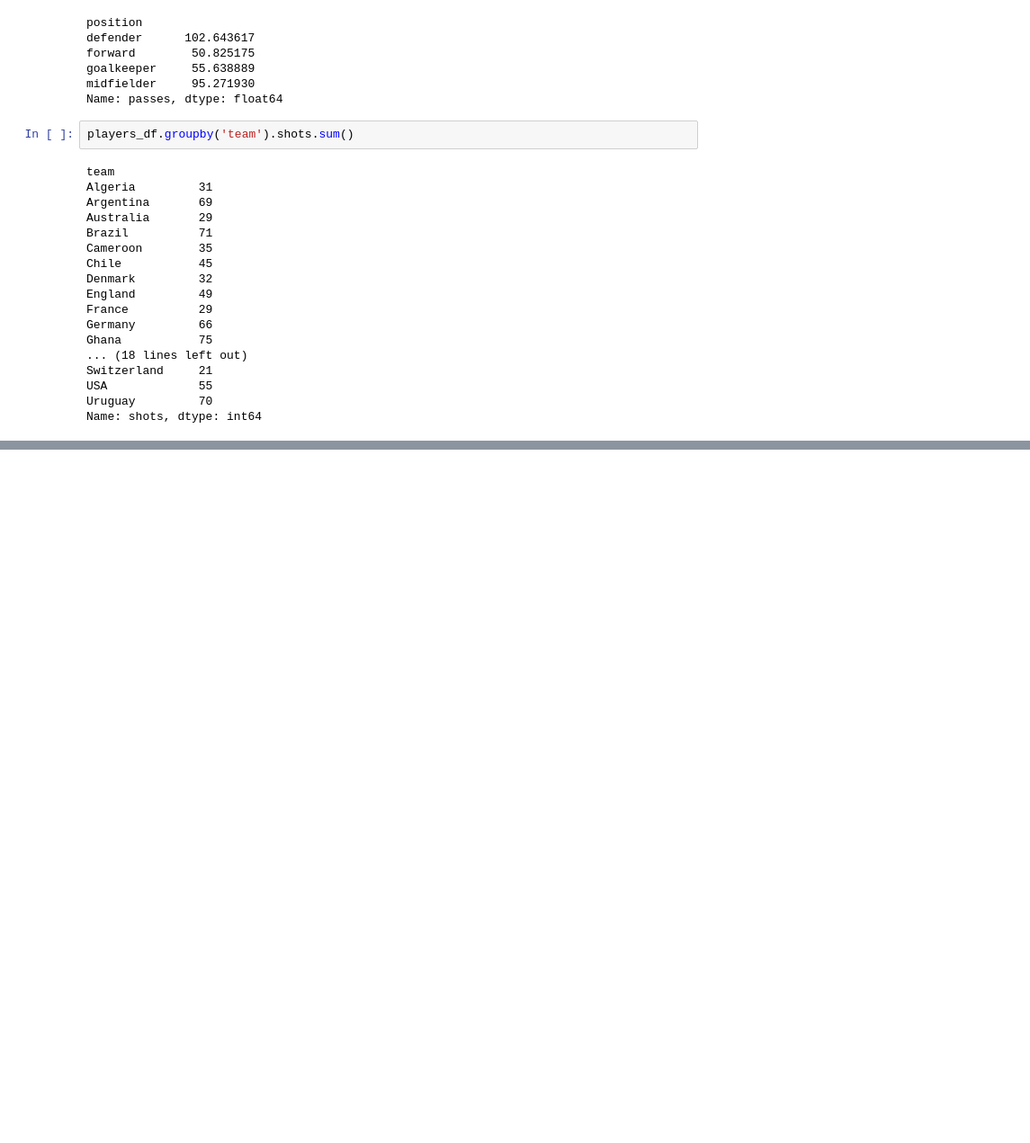
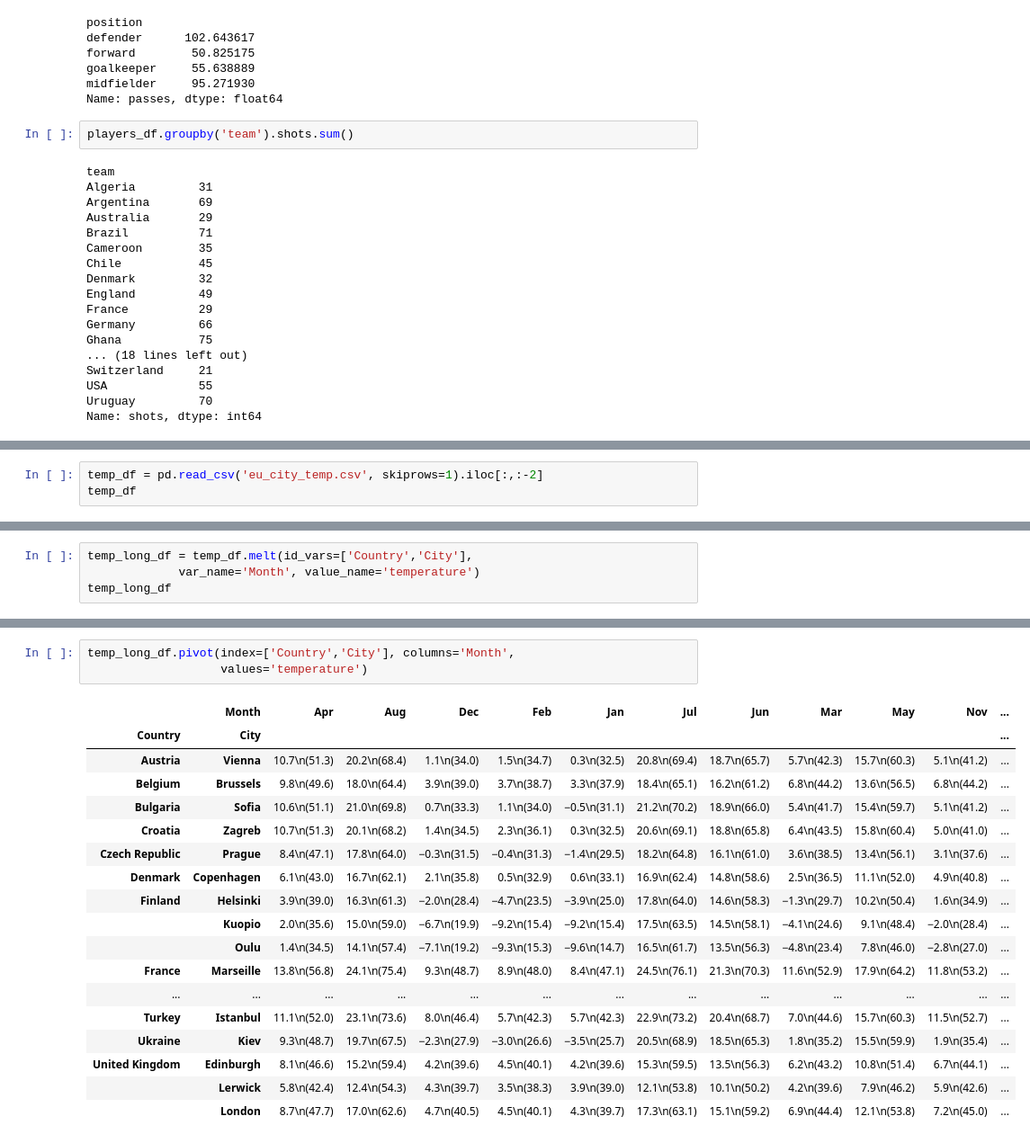
Before and after one commit to PNYWT/Python-For-Data-Science, a Jupyter notebook: Data Science with Big data/Demo/Reshaping.ipynb, the cells around one changed output, grey strips where cells are left out. Shown: that part at 90% size. Drawn from its saved outputs; the diff is of its cells as text; blank space fills up the shorter version.

```diff
--- a/Data Science with Big data/Demo/Reshaping.ipynb
+++ b/Data Science with Big data/Demo/Reshaping.ipynb
@@ -848,0 +939,3 @@ Name: shots, dtype: int64
+# %%
+temp_df = pd.read_csv('eu_city_temp.csv', skiprows=1).iloc[:,:-2]
+temp_df
@@ -848,0 +960,4 @@ Name: shots, dtype: int64
+# %%
+temp_long_df = temp_df.melt(id_vars=['Country','City'],
+             var_name='Month', value_name='temperature')
+temp_long_df
@@ -848,0 +978,22 @@ Name: shots, dtype: int64
+# %%
+temp_long_df.pivot(index=['Country','City'], columns='Month',
+                   values='temperature')
+# %% [output]
+|  | Month | Apr | Aug | Dec | Feb | Jan | Jul | Jun | Mar | May | Nov | ... |
+| Country | City |  |  |  |  |  |  |  |  |  |  | ... |
+| Austria | Vienna | 10.7\n(51.3) | 20.2\n(68.4) | 1.1\n(34.0) | 1.5\n(34.7) | 0.3\n(32.5) | 20.8\n(69.4) | 18.7\n(65.7) | 5.7\n(42.3) | 15.7\n(60.3) | 5.1\n(41.2) | ... |
+| Belgium | Brussels | 9.8\n(49.6) | 18.0\n(64.4) | 3.9\n(39.0) | 3.7\n(38.7) | 3.3\n(37.9) | 18.4\n(65.1) | 16.2\n(61.2) | 6.8\n(44.2) | 13.6\n(56.5) | 6.8\n(44.2) | ... |
+| Bulgaria | Sofia | 10.6\n(51.1) | 21.0\n(69.8) | 0.7\n(33.3) | 1.1\n(34.0) | −0.5\n(31.1) | 21.2\n(70.2) | 18.9\n(66.0) | 5.4\n(41.7) | 15.4\n(59.7) | 5.1\n(41.2) | ... |
+| Croatia | Zagreb | 10.7\n(51.3) | 20.1\n(68.2) | 1.4\n(34.5) | 2.3\n(36.1) | 0.3\n(32.5) | 20.6\n(69.1) | 18.8\n(65.8) | 6.4\n(43.5) | 15.8\n(60.4) | 5.0\n(41.0) | ... |
+| Czech Republic | Prague | 8.4\n(47.1) | 17.8\n(64.0) | −0.3\n(31.5) | −0.4\n(31.3) | −1.4\n(29.5) | 18.2\n(64.8) | 16.1\n(61.0) | 3.6\n(38.5) | 13.4\n(56.1) | 3.1\n(37.6) | ... |
+| Denmark | Copenhagen | 6.1\n(43.0) | 16.7\n(62.1) | 2.1\n(35.8) | 0.5\n(32.9) | 0.6\n(33.1) | 16.9\n(62.4) | 14.8\n(58.6) | 2.5\n(36.5) | 11.1\n(52.0) | 4.9\n(40.8) | ... |
+| Finland | Helsinki | 3.9\n(39.0) | 16.3\n(61.3) | −2.0\n(28.4) | −4.7\n(23.5) | −3.9\n(25.0) | 17.8\n(64.0) | 14.6\n(58.3) | −1.3\n(29.7) | 10.2\n(50.4) | 1.6\n(34.9) | ... |
+|  | Kuopio | 2.0\n(35.6) | 15.0\n(59.0) | −6.7\n(19.9) | −9.2\n(15.4) | −9.2\n(15.4) | 17.5\n(63.5) | 14.5\n(58.1) | −4.1\n(24.6) | 9.1\n(48.4) | −2.0\n(28.4) | ... |
+|  | Oulu | 1.4\n(34.5) | 14.1\n(57.4) | −7.1\n(19.2) | −9.3\n(15.3) | −9.6\n(14.7) | 16.5\n(61.7) | 13.5\n(56.3) | −4.8\n(23.4) | 7.8\n(46.0) | −2.8\n(27.0) | ... |
+| France | Marseille | 13.8\n(56.8) | 24.1\n(75.4) | 9.3\n(48.7) | 8.9\n(48.0) | 8.4\n(47.1) | 24.5\n(76.1) | 21.3\n(70.3) | 11.6\n(52.9) | 17.9\n(64.2) | 11.8\n(53.2) | ... |
+| ... | ... | ... | ... | ... | ... | ... | ... | ... | ... | ... | ... | ... |
+| Turkey | Istanbul | 11.1\n(52.0) | 23.1\n(73.6) | 8.0\n(46.4) | 5.7\n(42.3) | 5.7\n(42.3) | 22.9\n(73.2) | 20.4\n(68.7) | 7.0\n(44.6) | 15.7\n(60.3) | 11.5\n(52.7) | ... |
+| Ukraine | Kiev | 9.3\n(48.7) | 19.7\n(67.5) | −2.3\n(27.9) | −3.0\n(26.6) | −3.5\n(25.7) | 20.5\n(68.9) | 18.5\n(65.3) | 1.8\n(35.2) | 15.5\n(59.9) | 1.9\n(35.4) | ... |
+| United Kingdom | Edinburgh | 8.1\n(46.6) | 15.2\n(59.4) | 4.2\n(39.6) | 4.5\n(40.1) | 4.2\n(39.6) | 15.3\n(59.5) | 13.5\n(56.3) | 6.2\n(43.2) | 10.8\n(51.4) | 6.7\n(44.1) | ... |
+|  | Lerwick | 5.8\n(42.4) | 12.4\n(54.3) | 4.3\n(39.7) | 3.5\n(38.3) | 3.9\n(39.0) | 12.1\n(53.8) | 10.1\n(50.2) | 4.2\n(39.6) | 7.9\n(46.2) | 5.9\n(42.6) | ... |
+|  | London | 8.7\n(47.7) | 17.0\n(62.6) | 4.7\n(40.5) | 4.5\n(40.1) | 4.3\n(39.7) | 17.3\n(63.1) | 15.1\n(59.2) | 6.9\n(44.4) | 12.1\n(53.8) | 7.2\n(45.0) | ... |
```
Also changed, not shown: parts of 25 cells of this notebook, 6 other files.
